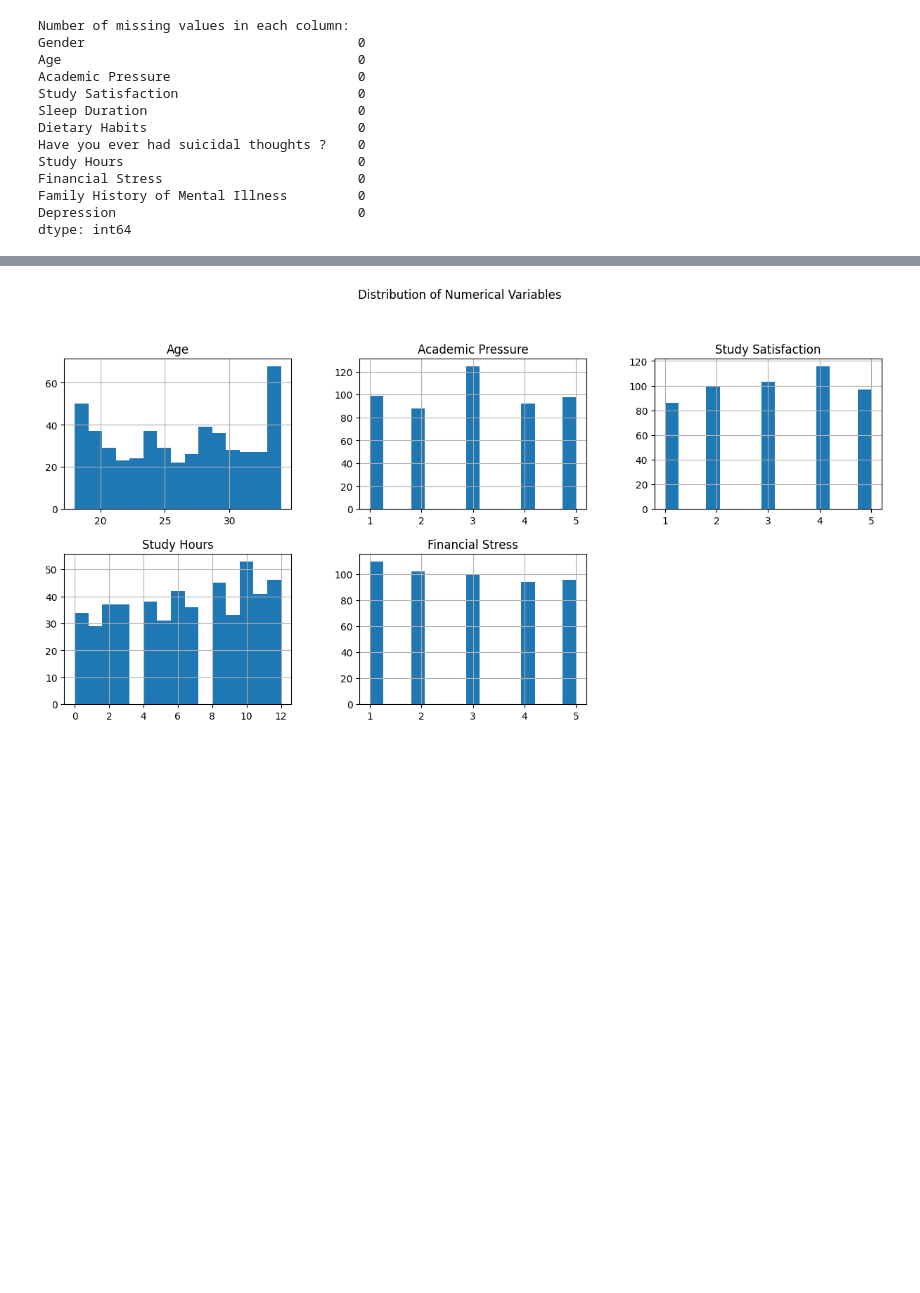
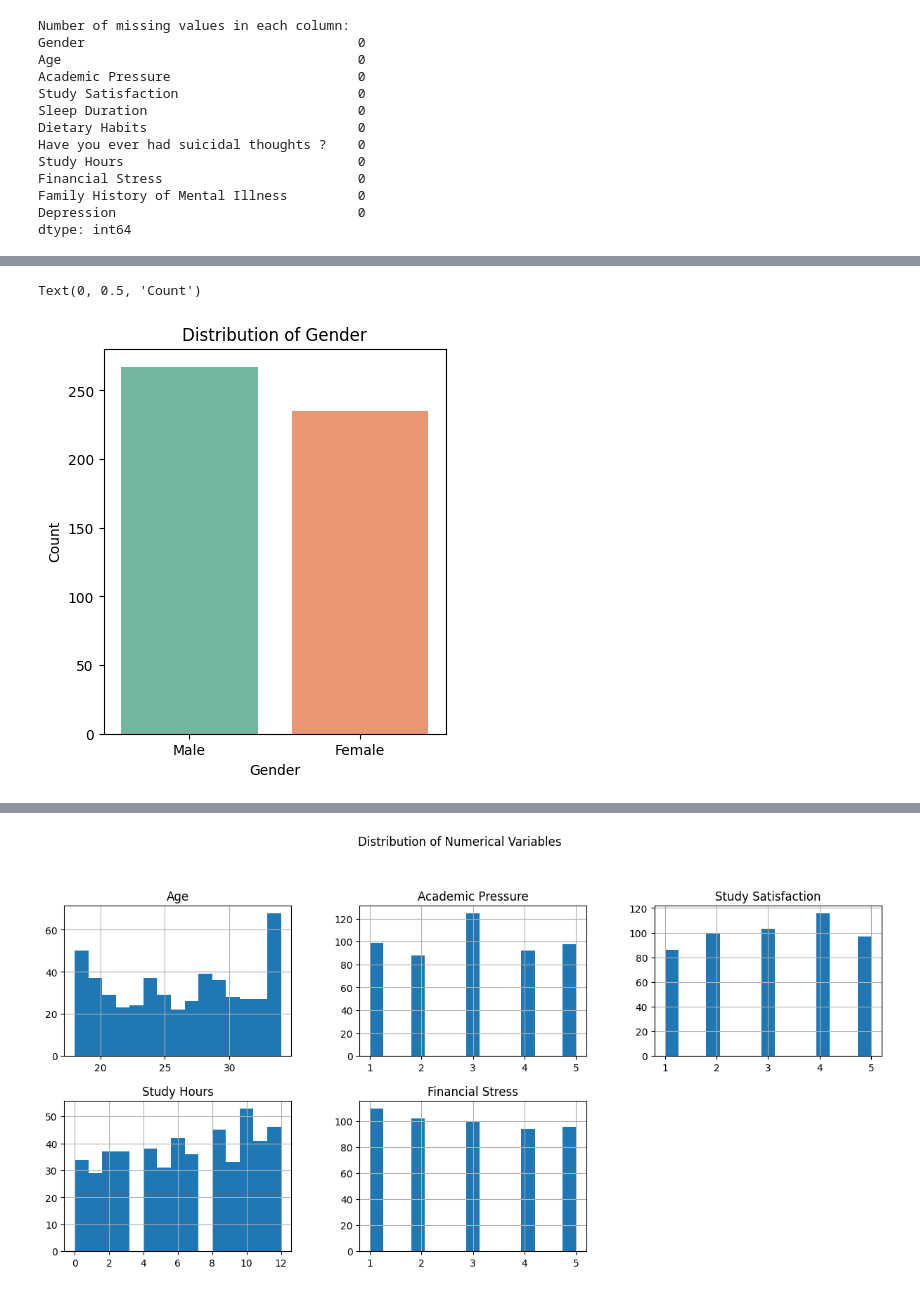
Before and after one commit to norasaleh1/project236, a Jupyter notebook: miningP.ipynb, the cells around one changed output, grey strips where cells are left out. Cells and saved outputs as stored; diff of their text form; code cells hidden in the pictures; blank space fills up the shorter version.

```diff
--- a/miningP.ipynb
+++ b/miningP.ipynb
@@ -221,0 +187,12 @@ dtype: int64
+# %%
+plt.figure(figsize=(15, 5))
+
+
+plt.subplot(1, 3, 1)
+sns.countplot(x='Gender', hue='Gender', data=df, palette='Set2', legend=False)
+plt.title('Distribution of Gender')
+plt.xlabel('Gender')
+plt.ylabel('Count')
+# %% [output]
+Text(0, 0.5, 'Count')
+[figure, added]
```
Also changed, not shown: parts of 10 cells of this notebook.
